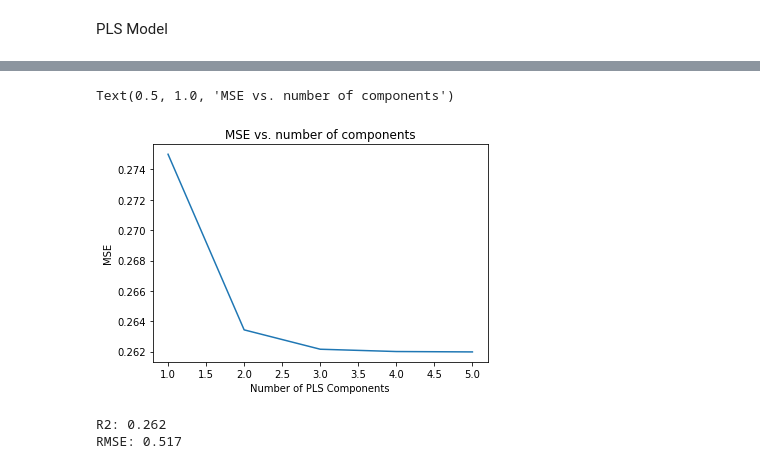
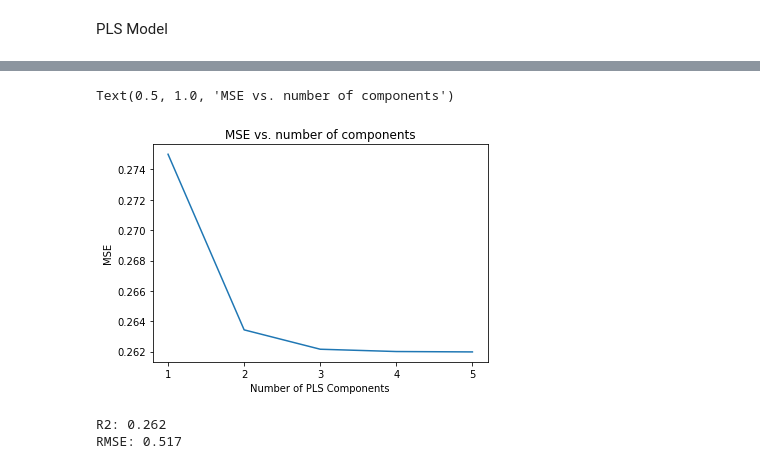
Before and after one commit to caiocmb7/MachineLearning-DS, a Jupyter notebook: ICA/HW1/ResultadoFinal/Homework_1_ICA_Parte_2.ipynb, the cells around one changed output, grey strips where cells are left out. Cells and saved outputs as stored; diff of their text form; code cells hidden in the pictures.

```diff
--- a/ICA/HW1/ResultadoFinal/Homework_1_ICA_Parte_2.ipynb
+++ b/ICA/HW1/ResultadoFinal/Homework_1_ICA_Parte_2.ipynb
@@ -828,13 +828,17 @@ ValueError: Input contains NaN, infinity or a value too large for dtype('float64
   UserWarning,
 # %%
 #plot test MSE vs. number of components
+from matplotlib.ticker import MaxNLocator
+
+ax = plt.figure().gca()
 plt.plot(mse)
 plt.xlabel('Number of PLS Components')
+ax.xaxis.set_major_locator(MaxNLocator(integer=True))
 plt.ylabel('MSE')
 plt.title('MSE vs. number of components')
 # %% [output]
 Text(0.5, 1.0, 'MSE vs. number of components')
-[figure, old version]
+[figure, new version]
 # %%
 #split the dataset into training (70%) and testing (30%) sets
 X_train,X_test,y_train,y_test = train_test_split(X,y,test_size=0.3,random_state=0)
```
Also changed, not shown: parts of 2 cells of this notebook, 1 other file.
